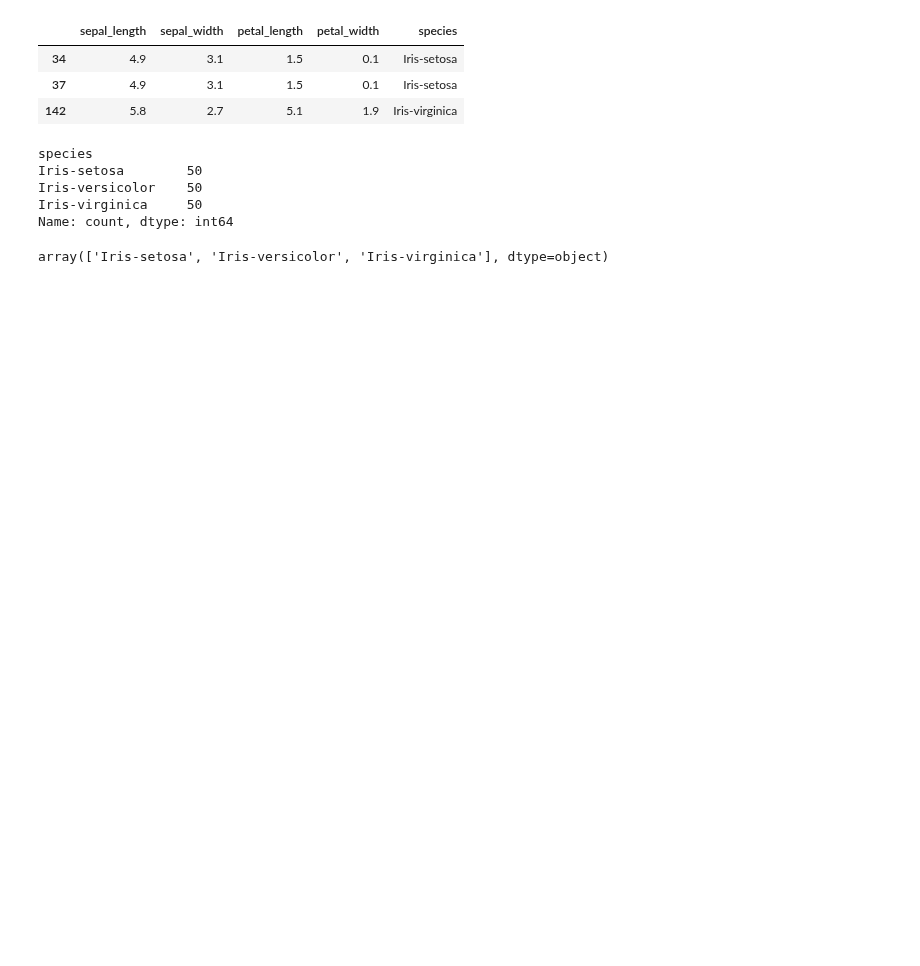
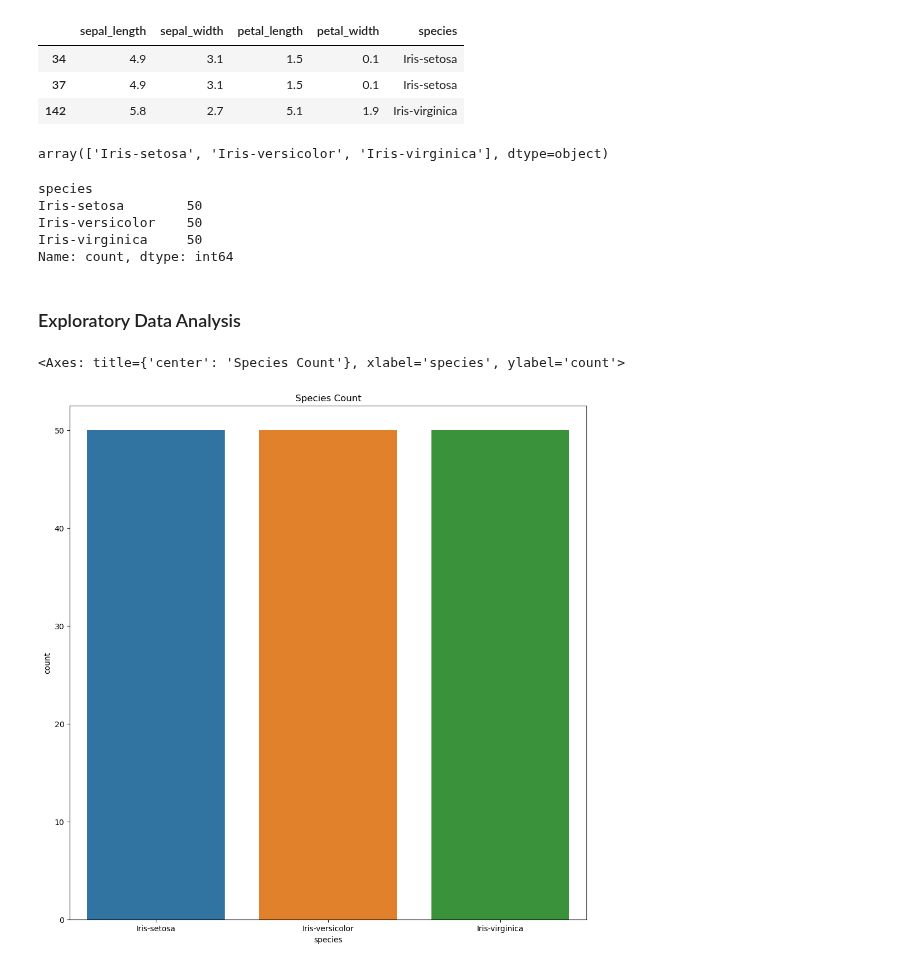
Before and after one commit to andazi/goal-data-science, a Jupyter notebook: Master Data Analysis with Python/intro to exploratory data analysis.ipynb, the cells around one changed output. Cells and saved outputs as stored; diff of their text form; code cells hidden in the pictures; blank space fills up the shorter version.

Commit message:
EDA visualization

```diff
--- a/Master Data Analysis with Python/intro to exploratory data analysis.ipynb
+++ b/Master Data Analysis with Python/intro to exploratory data analysis.ipynb
@@ -9,2 +13,2 @@ Exploratory Data Analysis (EDA) is an approach of analyzing datasets to summariz
 # %%
-iris_df = pd.read_csv('dataset 1/Iris_Data.csv')
+df = pd.read_csv('dataset 1/Iris_Data.csv')
@@ -59,4 +80,8 @@ iris_df[iris_df.duplicated()]
 | 34 | 4.9 | 3.1 | 1.5 | 0.1 | Iris-setosa |
 | 37 | 4.9 | 3.1 | 1.5 | 0.1 | Iris-setosa |
 | 142 | 5.8 | 2.7 | 5.1 | 1.9 | Iris-virginica |
+# %%
+df.species.unique()
+# %% [output]
+array(['Iris-setosa', 'Iris-versicolor', 'Iris-virginica'], dtype=object)
 # %%
@@ -67,7 +93,12 @@ Iris-setosa        50
 Iris-versicolor    50
 Iris-virginica     50
 Name: count, dtype: int64
-# %%
-iris_df.species.unique()
-# %% [output]
-array(['Iris-setosa', 'Iris-versicolor', 'Iris-virginica'], dtype=object)
+# %% [markdown]
+### Exploratory Data Analysis
+# %%
+plt.figure(figsize=(12,12))
+plt.title('Species Count')
+sns.countplot(x='species', data=df)
+# %% [output]
+<Axes: title={'center': 'Species Count'}, xlabel='species', ylabel='count'>
+[figure, added]
```
Also changed, not shown: parts of 27 cells of this notebook, 1 other file.
